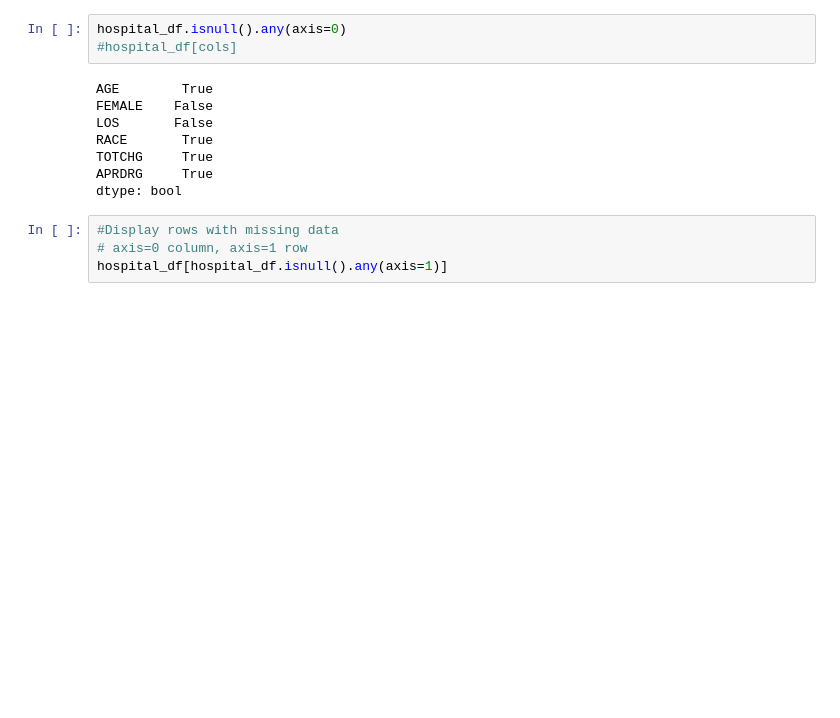
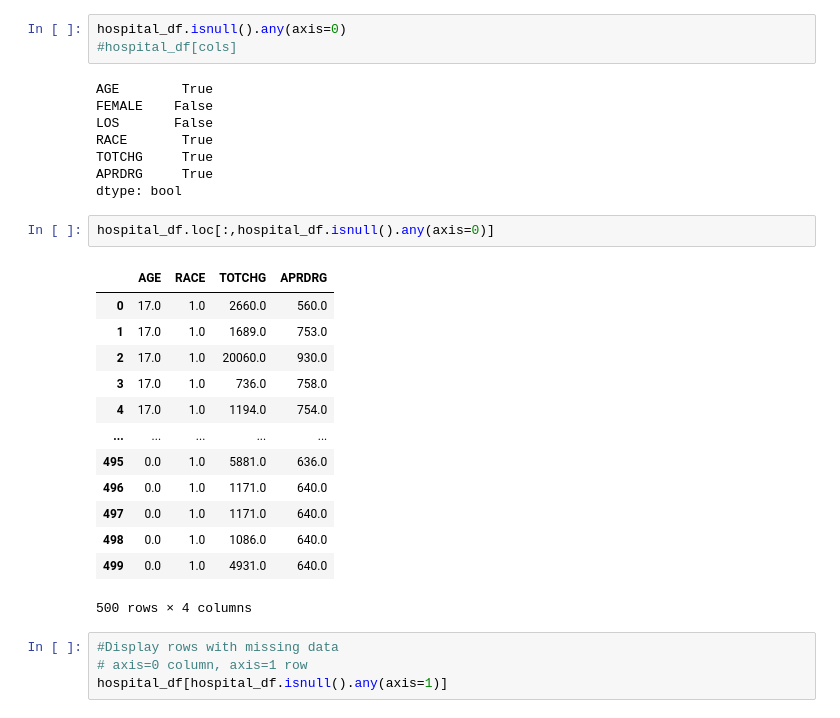
Before and after one commit to OMKARTT/PythonPracticeCode, a Jupyter notebook: Copy_of_Missing_Data_and_Visualization_(Working_code).ipynb, the cells around one changed output. Cells and saved outputs as stored; diff of their text form; blank space fills up the shorter version.

```diff
--- a/Copy_of_Missing_Data_and_Visualization_(Working_code).ipynb
+++ b/Copy_of_Missing_Data_and_Visualization_(Working_code).ipynb
@@ -197,6 +197,22 @@ RACE       True
 TOTCHG     True
 APRDRG     True
 dtype: bool
+# %%
+hospital_df.loc[:,hospital_df.isnull().any(axis=0)]
+# %% [output]
+|  | AGE | RACE | TOTCHG | APRDRG |
+| 0 | 17.0 | 1.0 | 2660.0 | 560.0 |
+| 1 | 17.0 | 1.0 | 1689.0 | 753.0 |
+| 2 | 17.0 | 1.0 | 20060.0 | 930.0 |
+| 3 | 17.0 | 1.0 | 736.0 | 758.0 |
+| 4 | 17.0 | 1.0 | 1194.0 | 754.0 |
+| ... | ... | ... | ... | ... |
+| 495 | 0.0 | 1.0 | 5881.0 | 636.0 |
+| 496 | 0.0 | 1.0 | 1171.0 | 640.0 |
+| 497 | 0.0 | 1.0 | 1171.0 | 640.0 |
+| 498 | 0.0 | 1.0 | 1086.0 | 640.0 |
+| 499 | 0.0 | 1.0 | 4931.0 | 640.0 |
+500 rows × 4 columns
 # %%
 #Display rows with missing data
 # axis=0 column, axis=1 row
```
Also changed, not shown: parts of 8 cells of this notebook.
